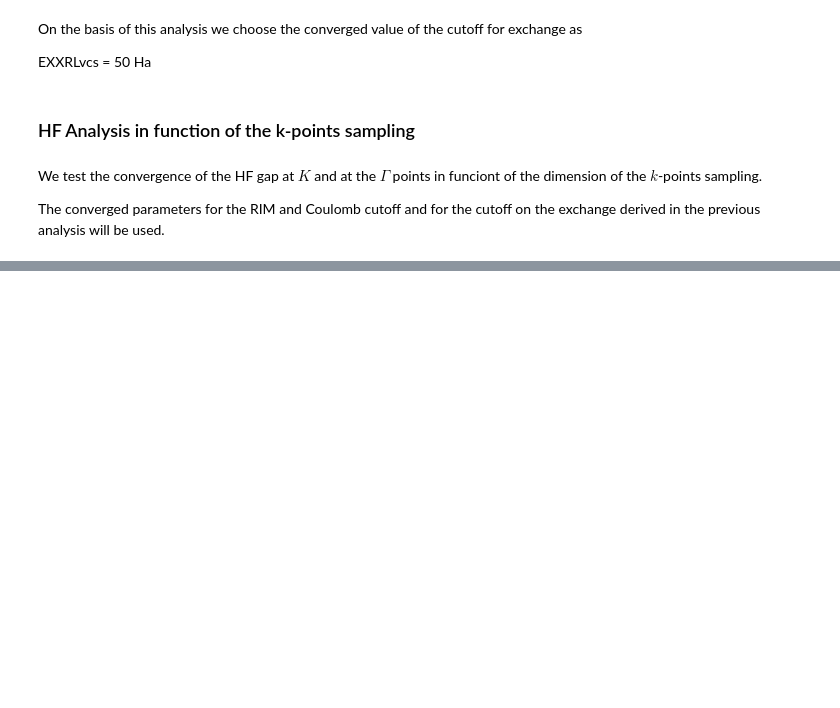
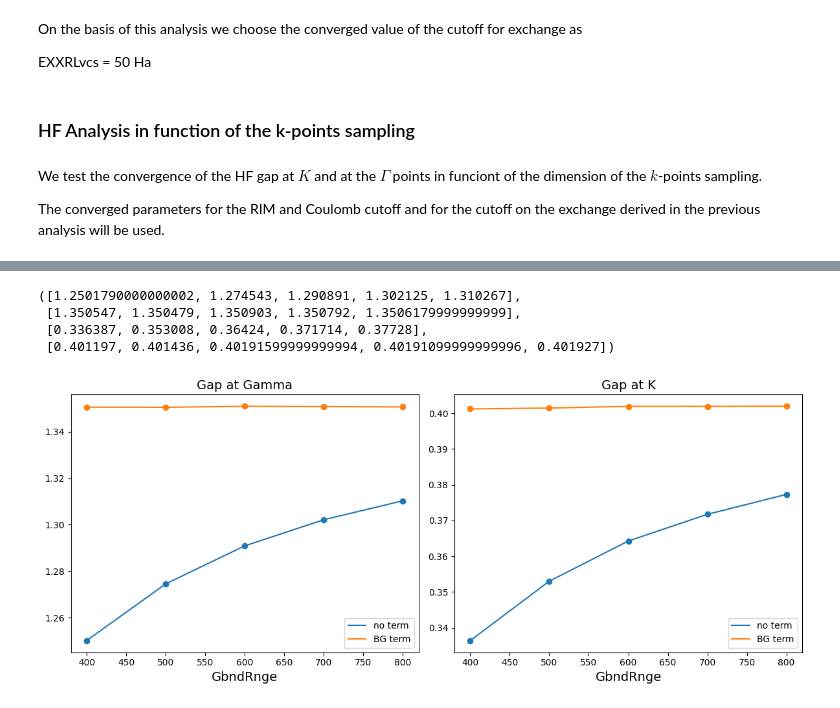
Before and after one commit to marcodalessandro76/Germanene, a Jupyter notebook: GW_Analysis.ipynb, the cells around one changed output, grey strips where cells are left out. Cells and saved outputs as stored; diff of their text form; code cells hidden in the pictures; blank space fills up the shorter version.

```diff
--- a/GW_Analysis.ipynb
+++ b/GW_Analysis.ipynb
@@ -282,0 +619,2 @@ the level of 5 meV.
+# %%
+results = study.run()
@@ -282,0 +639,32 @@ the level of 5 meV.
+# %%
+gap_G = [results[ind].data.get_gap(k_full=Gamma_index,band_full=start_band,verbose=False) for ind in [0,2,4,6,8]]
+gap_K = [results[ind].data.get_gap(k_full=K_index,band_full=start_band,verbose=False) for ind in [1,3,5,7,9]]
+gap_G_Gterm = [results[ind].data.get_gap(k_full=Gamma_index,band_full=start_band,verbose=False) for ind in [10,12,14,16,18]]
+gap_K_Gterm = [results[ind].data.get_gap(k_full=K_index,band_full=start_band,verbose=False) for ind in [11,13,15,17,19]]
+gap_G,gap_G_Gterm,gap_K,gap_K_Gterm
+# %% [output]
+([1.2501790000000002, 1.274543, 1.290891, 1.302125, 1.310267],
+ [1.350547, 1.350479, 1.350903, 1.350792, 1.3506179999999999],
+ [0.336387, 0.353008, 0.36424, 0.371714, 0.37728],
+ [0.401197, 0.401436, 0.40191599999999994, 0.40191099999999996, 0.401927])
+# %%
+x_vals = [x[1] for x in Bands]
+
+fig, axes = plt.subplots(nrows=1, ncols=2, figsize=(12, 5))
+axes[0].plot(x_vals,gap_G,label='no term')
+axes[0].scatter(x_vals,gap_G)
+axes[0].plot(x_vals,gap_G_Gterm,label='BG term')
+axes[0].scatter(x_vals,gap_G_Gterm)
+axes[0].set_title('Gap at Gamma',size=14)
+axes[0].set_xlabel('GbndRnge',size=14)
+axes[0].legend()
+axes[1].plot(x_vals, gap_K,label='no term')
+axes[1].scatter(x_vals,gap_K)
+axes[1].plot(x_vals, gap_K_Gterm,label='BG term')
+axes[1].scatter(x_vals,gap_K_Gterm)
+axes[1].set_xlabel('GbndRnge',size=14)
+axes[1].set_title('Gap at K',size=14)
+axes[1].legend()
+fig.tight_layout()
+# %% [output]
+[figure, added]
```
Also changed, not shown: parts of 45 cells of this notebook, 1 other file.
